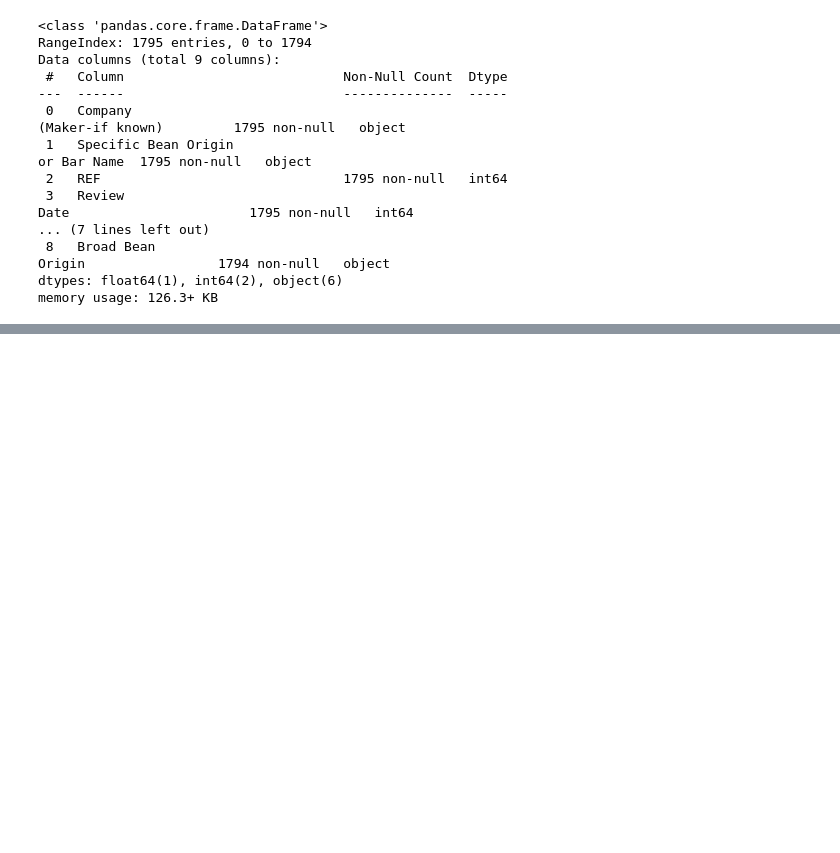
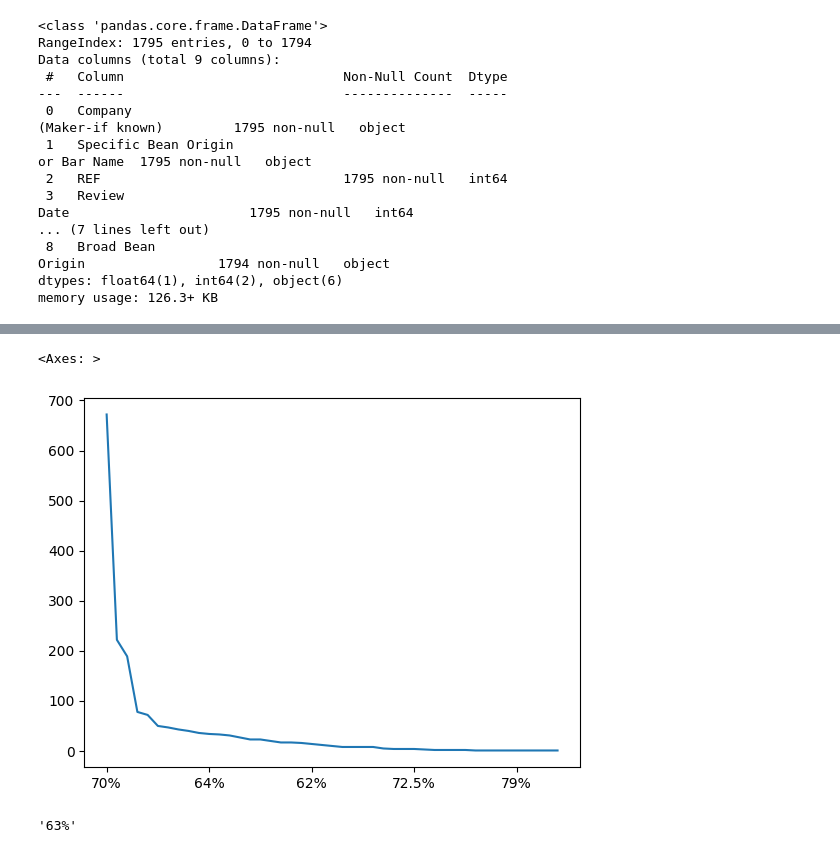
Before and after one commit to tigranvartanyan/popytka1, a Jupyter notebook: Untitled2.ipynb, the cells around one changed output, grey strips where cells are left out. Drawn from its saved outputs; the diff is of its cells as text; code cells hidden in the pictures; blank space fills up the shorter version.

```diff
--- a/Untitled2.ipynb
+++ b/Untitled2.ipynb
@@ -120,0 +257,9 @@ memory usage: 126.3+ KB
+# %%
+B['Cocoa\nPercent'].value_counts().plot()
+# %% [output]
+<Axes: >
+[figure, added]
+# %%
+BCoca[0]
+# %% [output]
+'63%'
```
Also changed, not shown: parts of 49 cells of this notebook.
